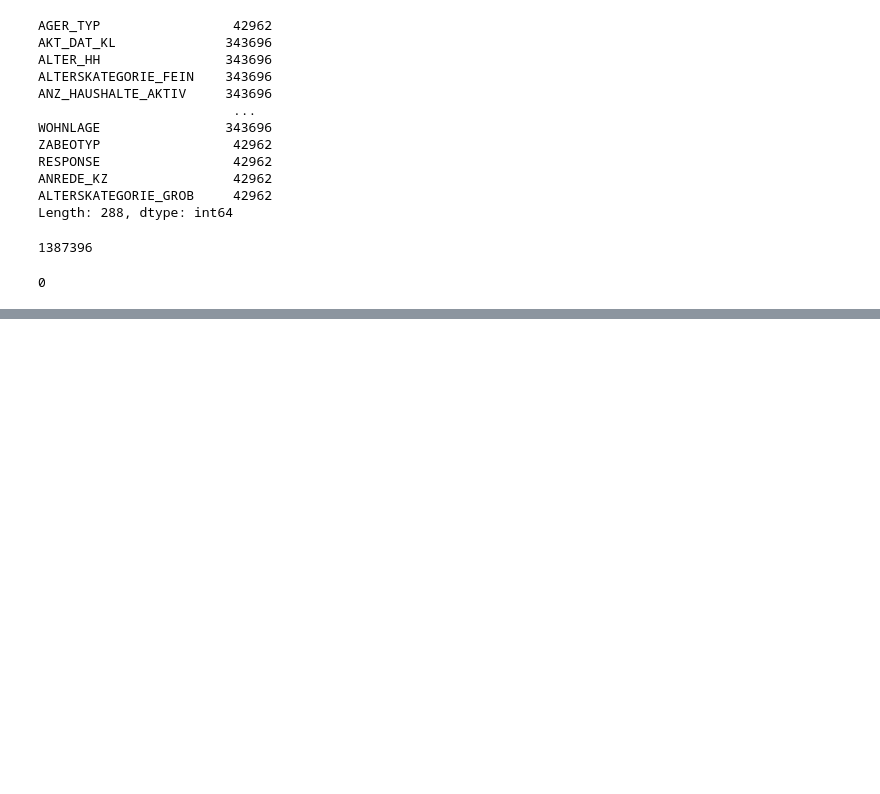
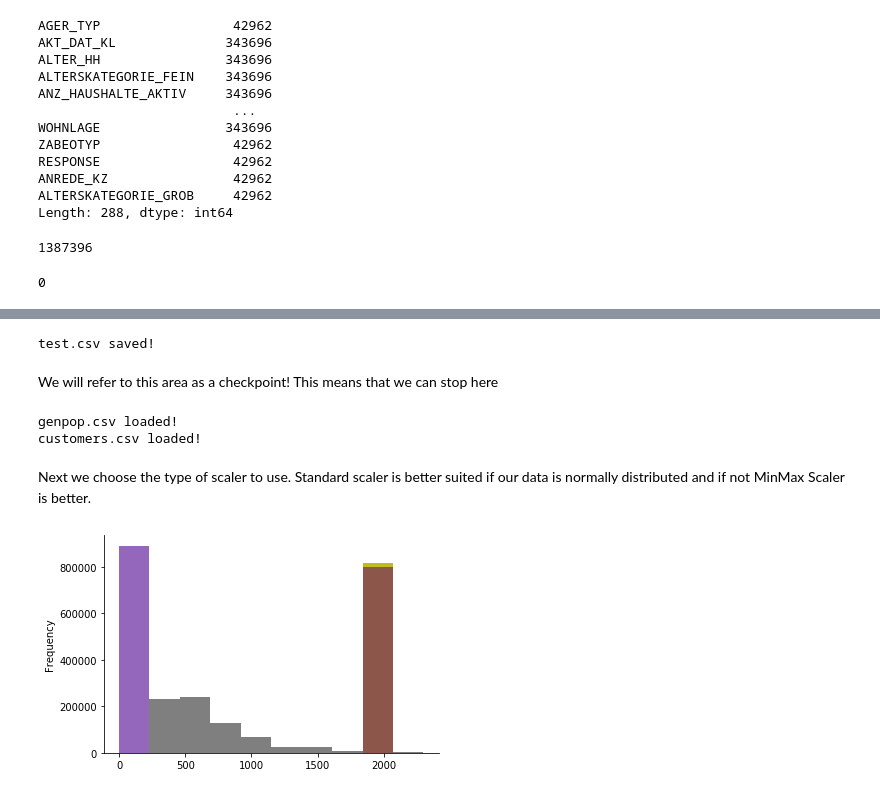
Before and after one commit to UsofData/Arvato_Capstone_Project, a Jupyter notebook: Arvato Project Workbook.ipynb, the cells around one changed output, grey strips where cells are left out. Drawn from its saved outputs; the diff is of its cells as text; code cells hidden in the pictures; blank space fills up the shorter version.

```diff
--- a/Arvato Project Workbook.ipynb
+++ b/Arvato Project Workbook.ipynb
@@ -843,0 +979,26 @@ mailout_test.head()
+# %%
+save_pickle(test, 'test.csv')
+# %% [output]
+test.csv saved!
+# %% [markdown]
+We will refer to this area as a checkpoint! This means that we can stop here
+# %%
+def load_pickle(filename):
+    infile = open(filename,'rb')
+    out = pickle.load(infile)
+    infile.close()
+    print(filename,'loaded!')
+    return out
+# %%
+genpop = load_pickle('genpop.csv')
+customers = load_pickle('customers.csv')
+# %% [output]
+genpop.csv loaded!
+customers.csv loaded!
+# %% [markdown]
+Next we choose the type of scaler to use.  Standard scaler is better suited if our data is normally distributed and if not MinMax Scaler is better.
+# %%
+genpop.plot(kind='hist', legend=None)
+sns.despine()
+# %% [output]
+[figure, added]
```
Also changed, not shown: parts of 156 cells of this notebook, 5 other files.
